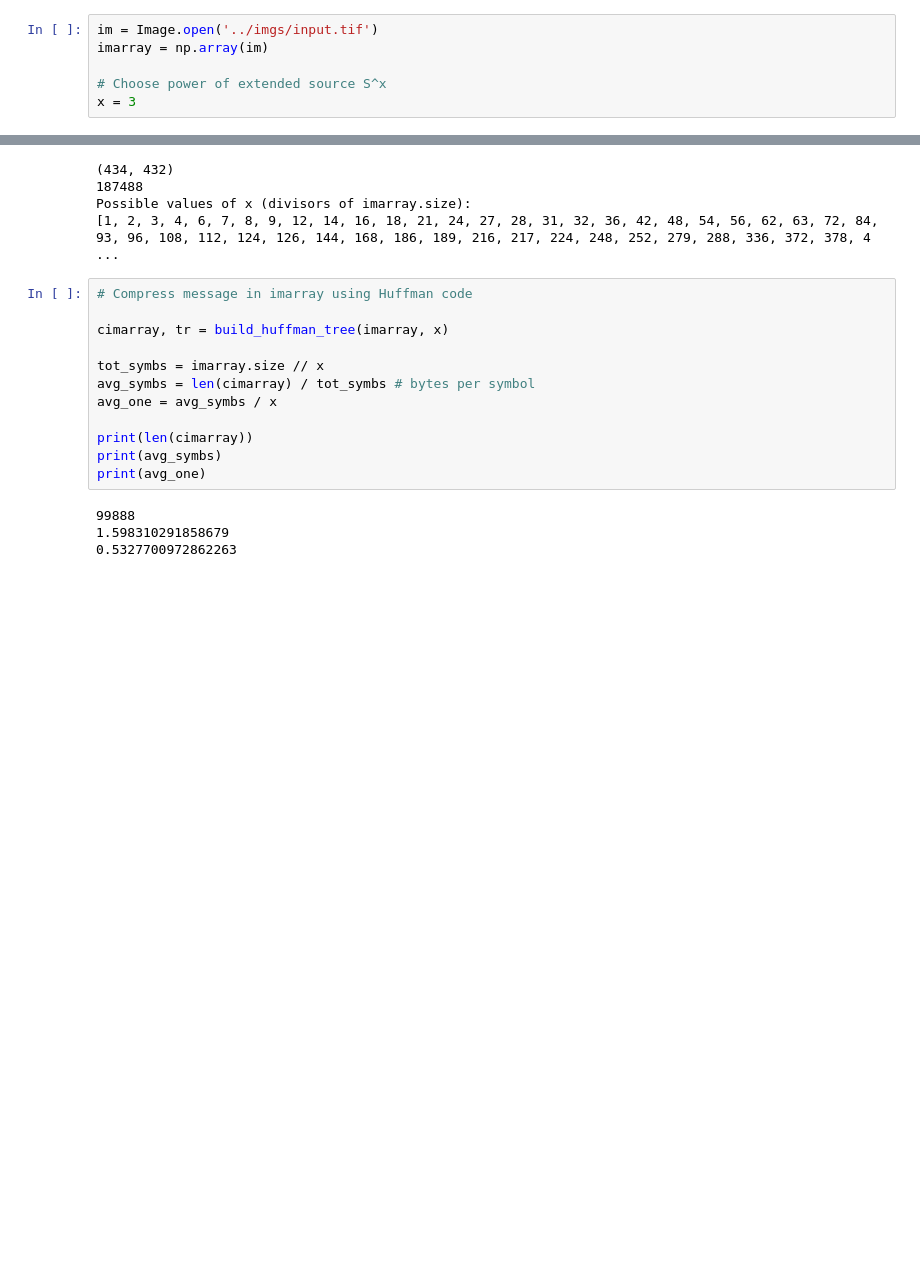
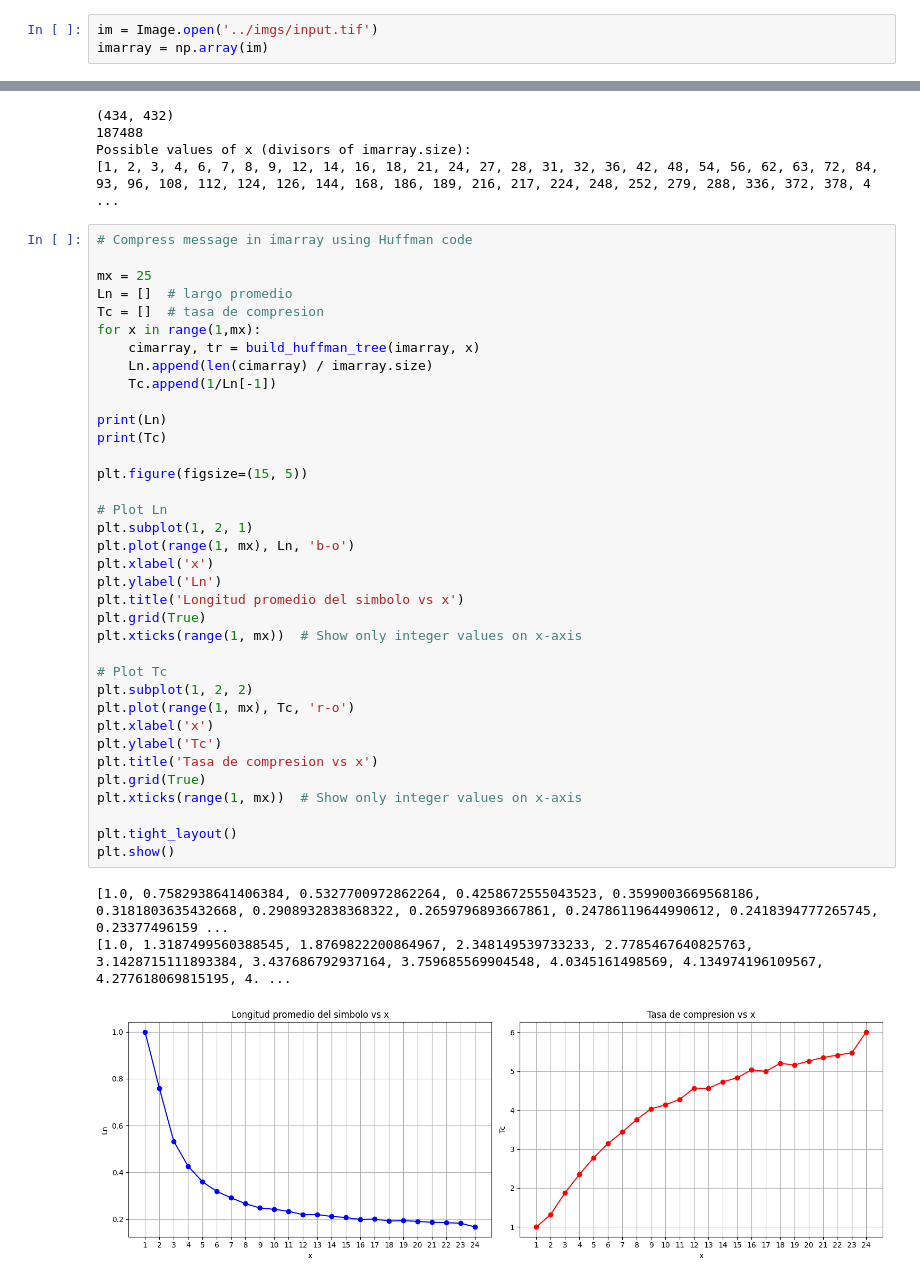
Before and after one commit to Joaco-gavernet/encoding-noisy-channel, a Jupyter notebook: notebooks/huffman.ipynb, the cells around one changed output, grey strips where cells are left out. Drawn from its saved outputs; the diff is of its cells as text; blank space fills up the shorter version.

Commit message:
Extra examples and new simulation curves.

```diff
--- a/notebooks/huffman.ipynb
+++ b/notebooks/huffman.ipynb
@@ -4,9 +8,6 @@ from own_utils import *
 # %%
 im = Image.open('../imgs/input.tif')
 imarray = np.array(im)
-
-# Choose power of extended source S^x
-x = 3
 # %%
 divisors = find_divisors(imarray.size)
 
@@ -19,19 +20,43 @@ print(divisors)
 187488
 Possible values of x (divisors of imarray.size):
 [1, 2, 3, 4, 6, 7, 8, 9, 12, 14, 16, 18, 21, 24, 27, 28, 31, 32, 36, 42, 48, 54, 56, 62, 63, 72, 84, 93, 96, 108, 112, 124, 126, 144, 168, 186, 189, 216, 217, 224, 248, 252, 279, 288, 336, 372, 378, 4 ...
-# %%
-# Compress message in imarray using Huffman code
-
-cimarray, tr = build_huffman_tree(imarray, x)
-
-tot_symbs = imarray.size // x
-avg_symbs = len(cimarray) / tot_symbs # bytes per symbol
-avg_one = avg_symbs / x
-
-print(len(cimarray))
-print(avg_symbs)
-print(avg_one)
-# %% [output]
-99888
-1.598310291858679
-0.5327700972862263
+# %%
+# Compress message in imarray using Huffman code
+
+mx = 25
+Ln = []  # largo promedio
+Tc = []  # tasa de compresion
+for x in range(1,mx):
+    cimarray, tr = build_huffman_tree(imarray, x)
+    Ln.append(len(cimarray) / imarray.size)
+    Tc.append(1/Ln[-1])
+
+print(Ln)
+print(Tc)
+
+plt.figure(figsize=(15, 5))
+
+# Plot Ln
+plt.subplot(1, 2, 1)
+plt.plot(range(1, mx), Ln, 'b-o')
+plt.xlabel('x')
+plt.ylabel('Ln')
+plt.title('Longitud promedio del simbolo vs x')
+plt.grid(True)
+plt.xticks(range(1, mx))  # Show only integer values on x-axis
+
+# Plot Tc
+plt.subplot(1, 2, 2)
+plt.plot(range(1, mx), Tc, 'r-o')
+plt.xlabel('x')
+plt.ylabel('Tc')
+plt.title('Tasa de compresion vs x')
+plt.grid(True)
+plt.xticks(range(1, mx))  # Show only integer values on x-axis
+
+plt.tight_layout()
+plt.show()
+# %% [output]
+[1.0, 0.7582938641406384, 0.5327700972862264, 0.4258672555043523, 0.3599003669568186, 0.3181803635432668, 0.2908932838368322, 0.2659796893667861, 0.24786119644990612, 0.2418394777265745, 0.23377496159 ...
+[1.0, 1.3187499560388545, 1.8769822200864967, 2.348149539733233, 2.7785467640825763, 3.1428715111893384, 3.437686792937164, 3.759685569904548, 4.0345161498569, 4.134974196109567, 4.277618069815195, 4. ...
+[figure, added]
```
Also changed, not shown: parts of 1 cell of this notebook, 18 other files.
